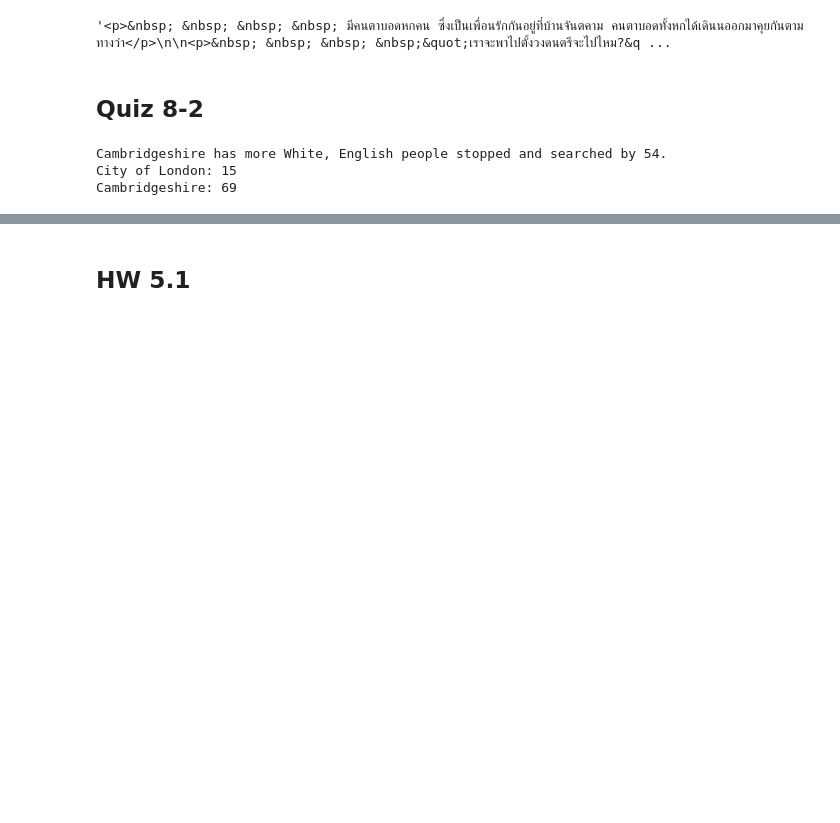
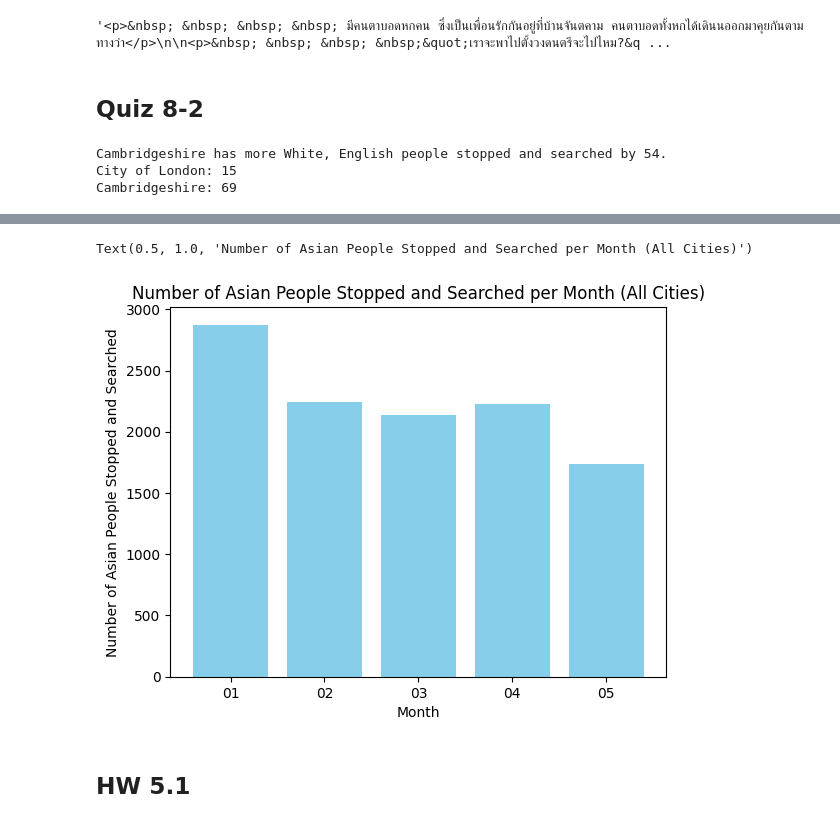
Before and after one commit to znumunz/dataviz2025, a Jupyter notebook: Pandas_101_2025.ipynb, the cells around one changed output, grey strips where cells are left out. Saved outputs shown, nothing was run; the diff lists cells and outputs as text; code cells hidden in the pictures; blank space fills up the shorter version.

```diff
--- a/Pandas_101_2025.ipynb
+++ b/Pandas_101_2025.ipynb
@@ -370,0 +560,3 @@ os.listdir('/content/drive/MyDrive/MyPython&DataViz2025/Data/2025-01')
+# %%
+row = df.iloc[0]
+row
@@ -370,0 +582,3 @@ os.listdir('/content/drive/MyDrive/MyPython&DataViz2025/Data/2025-01')
+# %%
+ethnicity = str(row.get('Self-defined ethnicity', ''))
+ethnicity
@@ -370,0 +587,4 @@ os.listdir('/content/drive/MyDrive/MyPython&DataViz2025/Data/2025-01')
+# %%
+if 'Asian' in ethnicity:
+                city = row['Police Force']
+city
@@ -370,0 +593,8 @@ os.listdir('/content/drive/MyDrive/MyPython&DataViz2025/Data/2025-01')
+# %%
+asian_counts = {}
+if city not in asian_counts:  # ถ้าเมืองนี้ยังไม่เคยเจอใน dictionary
+    asian_counts[city] = 0     # สร้างค่าเริ่มต้นเป็น 0
+
+asian_counts[city] += 1  # เพิ่มจำนวนคนเชื้อสายเอเชียในเมืองนั้น 1 คน
+
+asian_counts  # คืนค่า dictionary ที่เก็บจำนวนคนเชื้อสายเอเชียของแต่ละเมือง
@@ -371,3 +698,17 @@ os.listdir('/content/drive/MyDrive/MyPython&DataViz2025/Data/2025-01')
+# %%
+import matplotlib.pyplot as plt
+
+# Sort the months for better visualization
+sorted_months = sorted(counts.keys())
+asian_counts_sorted = [counts[month] for month in sorted_months]
+
+plt.bar(sorted_months, asian_counts_sorted, color='skyblue')
+plt.xlabel('Month')
+plt.ylabel('Number of Asian People Stopped and Searched')
+plt.title('Number of Asian People Stopped and Searched per Month (All Cities)')
+# %% [output]
+Text(0.5, 1.0, 'Number of Asian People Stopped and Searched per Month (All Cities)')
+[figure, added]
 # %% [markdown]
 ## HW 5.1
 # %%
```
Also changed, not shown: parts of 45 cells of this notebook.
